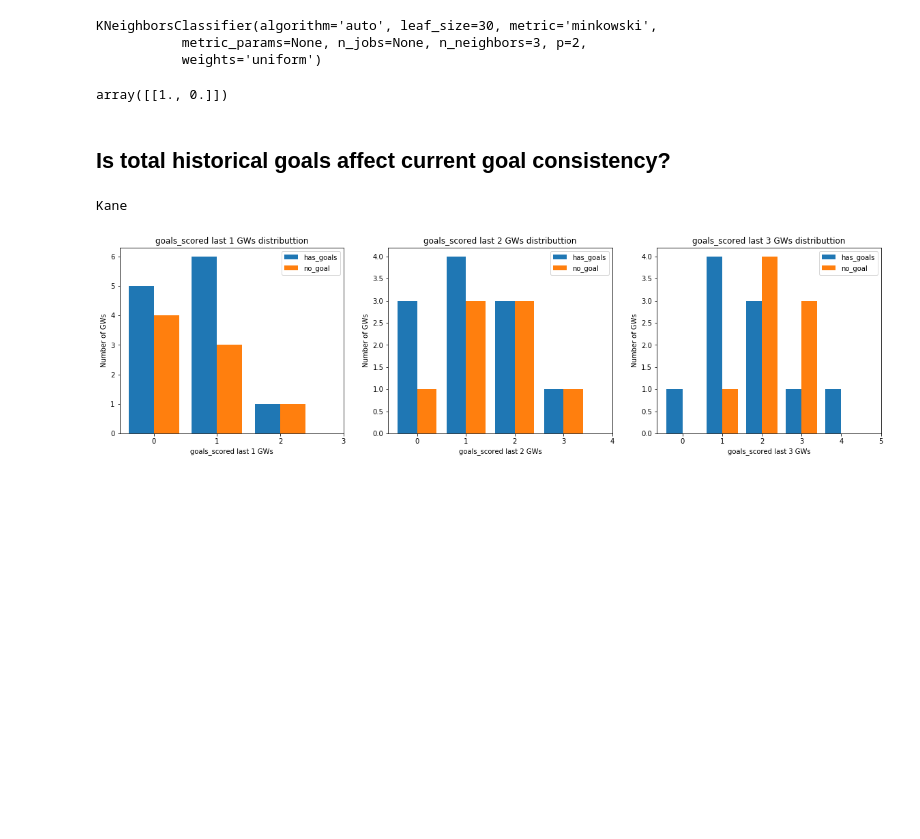
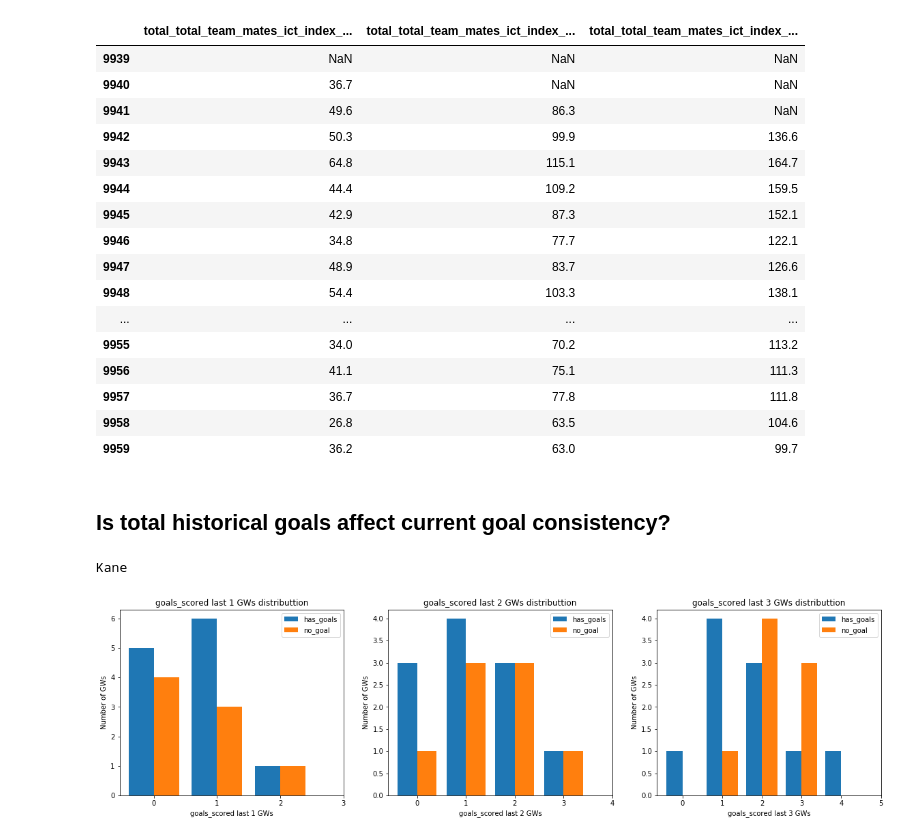
Before and after one commit to joei1994/FPL-analysis, a Jupyter notebook: captaincy_analysis.ipynb, the cells around one changed output. Drawn from its saved outputs; the diff is of its cells as text; code cells hidden in the pictures; blank space fills up the shorter version.

```diff
--- a/captaincy_analysis.ipynb
+++ b/captaincy_analysis.ipynb
@@ -176,16 +258,34 @@ X_test = np.array([goal_1_gw_before, goal_2_gw_before, goal_3_gw_before])
+# %%
+predictors = ['total_total_team_mates_ict_index_1_gw_bebore','total_total_team_mates_ict_index_2_gw_bebore', 'total_total_team_mates_ict_index_3_gw_bebore']
+X_train, y_train = create_X_train(player_id=23, predictors=predictors), create_y_train(23)
+#X_train.fillna(0, inplace=True)
+X_test = create_X_test(player_id=23, predictors=predictors)
+X_train
+# %% [output]
+|  | total_total_team_mates_ict_index_... | total_total_team_mates_ict_index_... | total_total_team_mates_ict_index_... |
+| 9939 | NaN | NaN | NaN |
+| 9940 | 36.7 | NaN | NaN |
+| 9941 | 49.6 | 86.3 | NaN |
+| 9942 | 50.3 | 99.9 | 136.6 |
+| 9943 | 64.8 | 115.1 | 164.7 |
+| 9944 | 44.4 | 109.2 | 159.5 |
+| 9945 | 42.9 | 87.3 | 152.1 |
+| 9946 | 34.8 | 77.7 | 122.1 |
+| 9947 | 48.9 | 83.7 | 126.6 |
+| 9948 | 54.4 | 103.3 | 138.1 |
+| ... | ... | ... | ... |
+| 9955 | 34.0 | 70.2 | 113.2 |
+| 9956 | 41.1 | 75.1 | 111.3 |
+| 9957 | 36.7 | 77.8 | 111.8 |
+| 9958 | 26.8 | 63.5 | 104.6 |
+| 9959 | 36.2 | 63.0 | 99.7 |
 # %%
 import sklearn
 from sklearn.neighbors import KNeighborsClassifier
 knn = KNeighborsClassifier(n_neighbors=3)
-knn.fit(X=X_train, y=y_train)
+#knn.fit(X=X_train, y=y_train)
-# %% [output]
-KNeighborsClassifier(algorithm='auto', leaf_size=30, metric='minkowski',
-           metric_params=None, n_jobs=None, n_neighbors=3, p=2,
-           weights='uniform')
 # %%
-knn.predict_proba([[1,0,3]])
+#knn.predict_proba([[1,0,3]])
-# %% [output]
-array([[1., 0.]])
 # %%
 def plot_last_3_gws_stat_affects_has_goals(player_id, stat, agg):
     player = players.loc[players.player_id == player_id, :]
```
Also changed, not shown: parts of 3 cells of this notebook.
